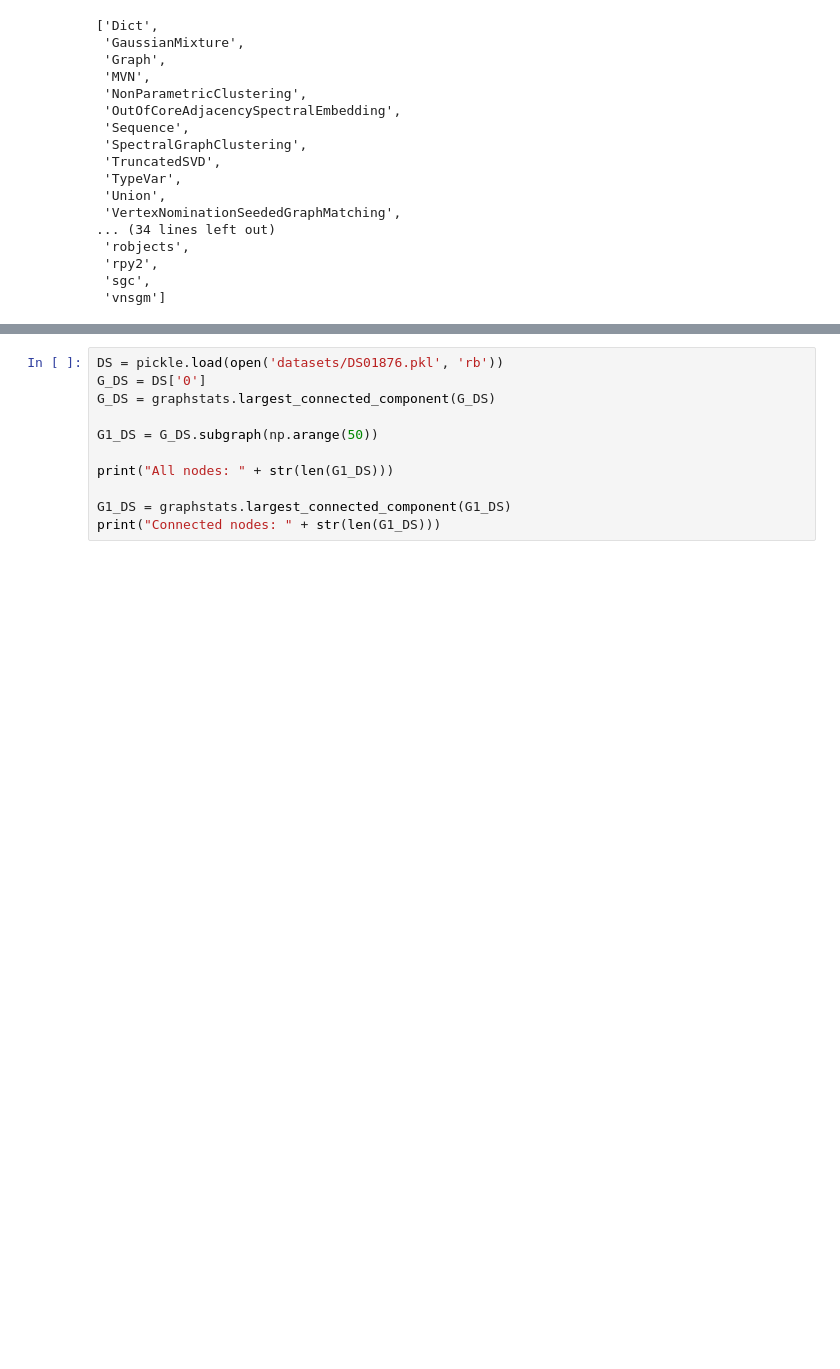
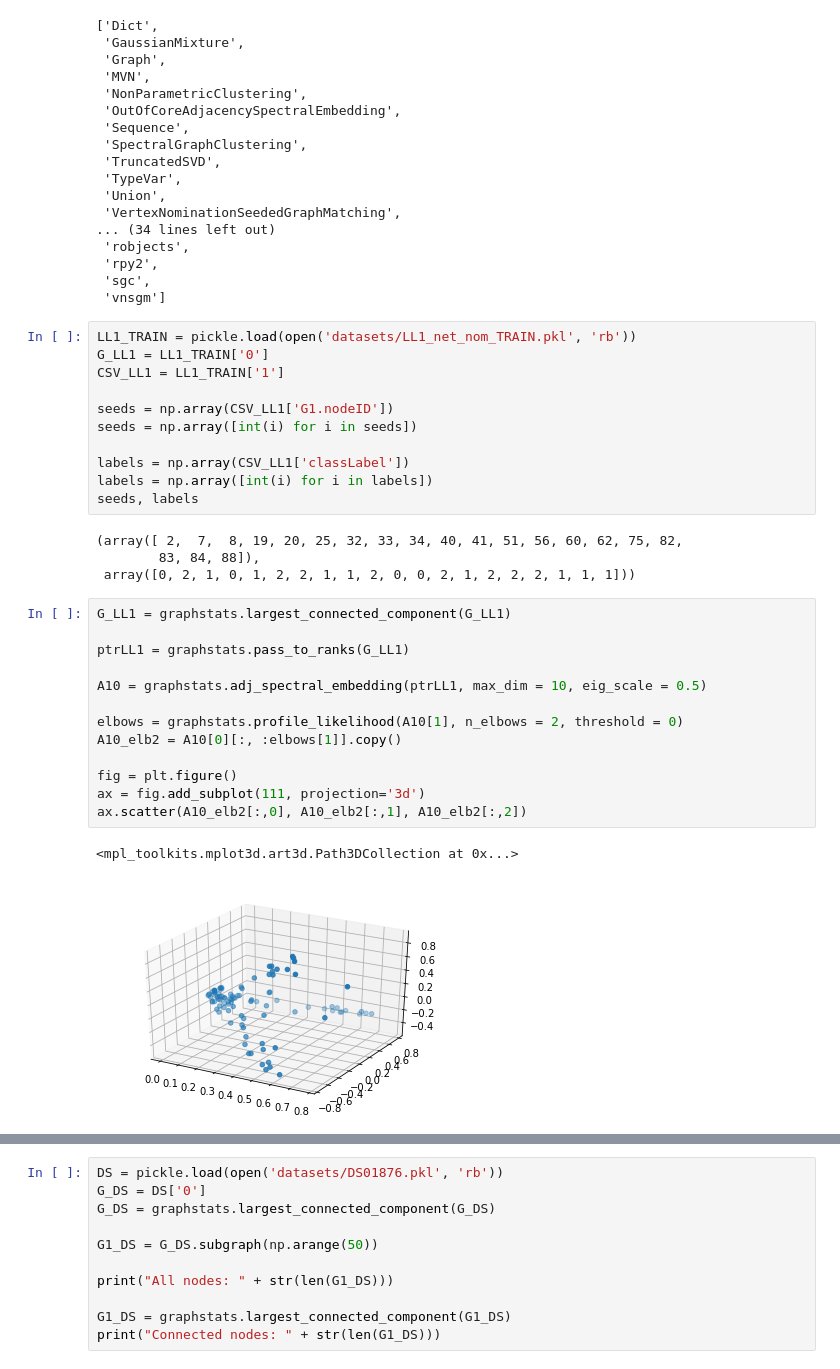
Before and after one commit to hhelm10/graphstats, a Jupyter notebook: Demo.ipynb, the cells around one changed output, grey strips where cells are left out. Saved outputs shown, nothing was run; the diff lists cells and outputs as text; blank space fills up the shorter version.

```diff
--- a/Demo.ipynb
+++ b/Demo.ipynb
@@ -26,3 +26,34 @@ dir(graphstats)
  'rpy2',
  'sgc',
  'vnsgm']
+# %%
+LL1_TRAIN = pickle.load(open('datasets/LL1_net_nom_TRAIN.pkl', 'rb'))
+G_LL1 = LL1_TRAIN['0']
+CSV_LL1 = LL1_TRAIN['1']
+
+seeds = np.array(CSV_LL1['G1.nodeID'])
+seeds = np.array([int(i) for i in seeds])
+
+labels = np.array(CSV_LL1['classLabel'])
+labels = np.array([int(i) for i in labels])
+seeds, labels
+# %% [output]
+(array([ 2,  7,  8, 19, 20, 25, 32, 33, 34, 40, 41, 51, 56, 60, 62, 75, 82,
+        83, 84, 88]),
+ array([0, 2, 1, 0, 1, 2, 2, 1, 1, 2, 0, 0, 2, 1, 2, 2, 2, 1, 1, 1]))
+# %%
+G_LL1 = graphstats.largest_connected_component(G_LL1)
+
+ptrLL1 = graphstats.pass_to_ranks(G_LL1)
+
+A10 = graphstats.adj_spectral_embedding(ptrLL1, max_dim = 10, eig_scale = 0.5)
+
+elbows = graphstats.profile_likelihood(A10[1], n_elbows = 2, threshold = 0)
+A10_elb2 = A10[0][:, :elbows[1]].copy()
+
+fig = plt.figure()
+ax = fig.add_subplot(111, projection='3d')
+ax.scatter(A10_elb2[:,0], A10_elb2[:,1], A10_elb2[:,2])
+# %% [output]
+<mpl_toolkits.mplot3d.art3d.Path3DCollection at 0x...>
+[figure, added]
```
Also changed, not shown: parts of 2 cells of this notebook, 7 other files.
